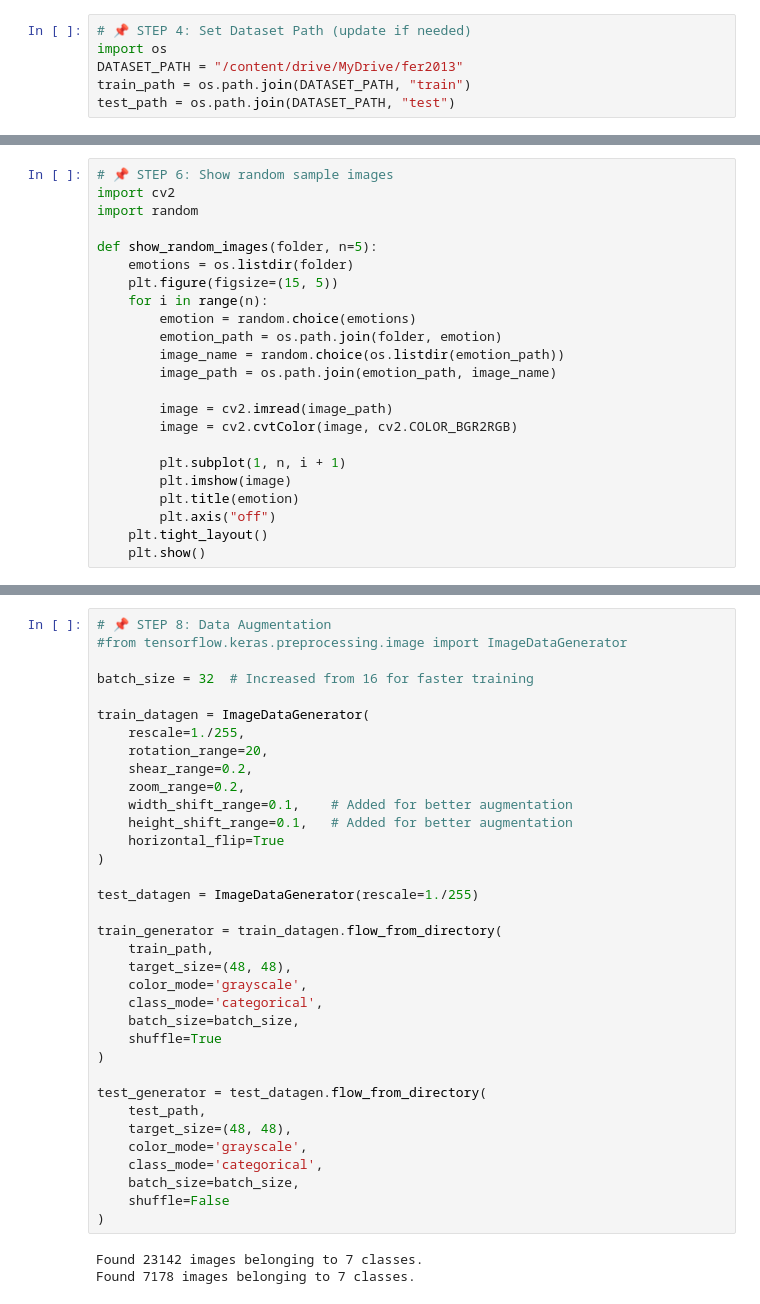
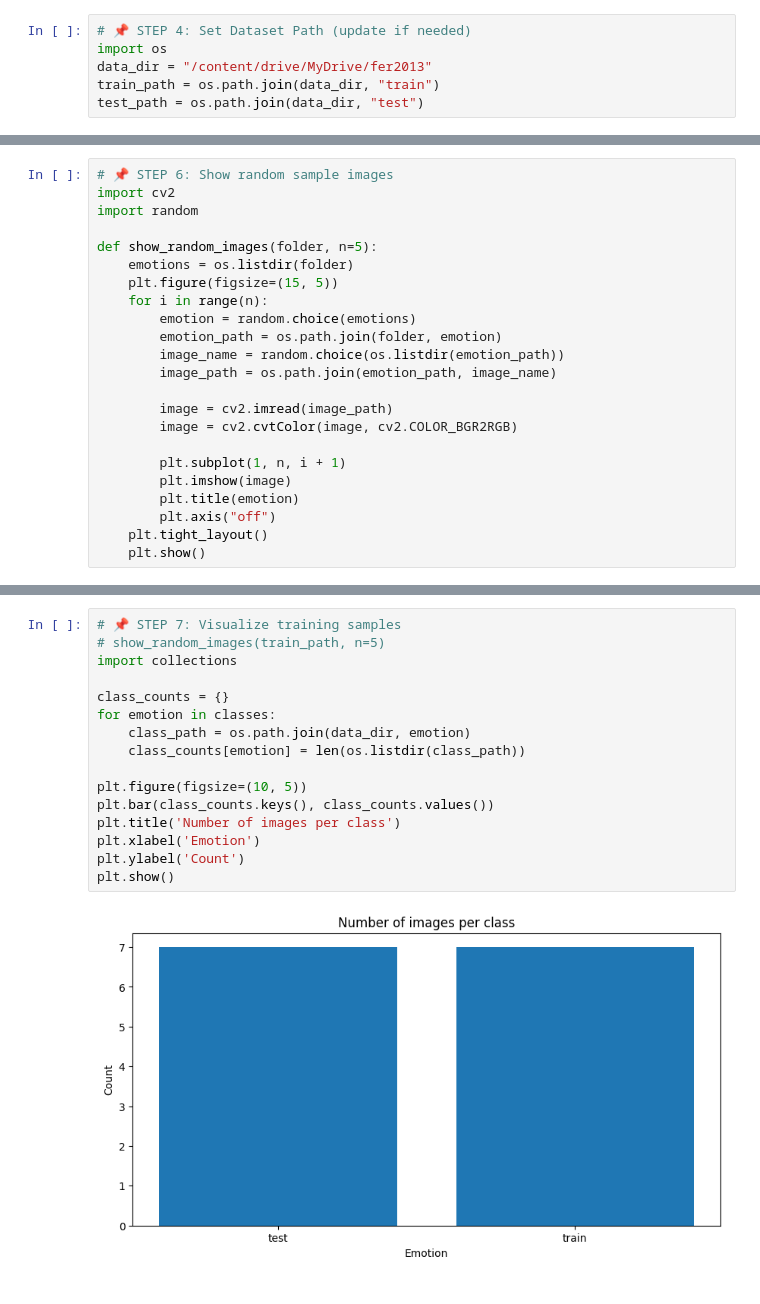
Before and after one commit to kashifcodes92/CV-face_emotions, a Jupyter notebook: cv_face_emotion.ipynb, the cells around one changed output, grey strips where cells are left out. Saved outputs shown, nothing was run; the diff lists cells and outputs as text.

```diff
--- a/cv_face_emotion.ipynb
+++ b/cv_face_emotion.ipynb
@@ -38,9 +48,9 @@ Mounted at /content/drive
 # %%
 # 📌 STEP 4: Set Dataset Path (update if needed)
 import os
-DATASET_PATH = "/content/drive/MyDrive/fer2013"
-train_path = os.path.join(DATASET_PATH, "train")
-test_path = os.path.join(DATASET_PATH, "test")
+data_dir = "/content/drive/MyDrive/fer2013"
+train_path = os.path.join(data_dir, "train")
+test_path = os.path.join(data_dir, "test")
 # %%
 # 📌 STEP 5: Preview folders in dataset
 print("Train classes:", os.listdir(train_path))
@@ -79,38 +84,18 @@ show_random_images(train_path, n=5)
-# %%
-# 📌 STEP 8: Data Augmentation
-#from tensorflow.keras.preprocessing.image import ImageDataGenerator
-
-batch_size = 32  # Increased from 16 for faster training
-
-train_datagen = ImageDataGenerator(
-    rescale=1./255,
-    rotation_range=20,
-    shear_range=0.2,
-    zoom_range=0.2,
-    width_shift_range=0.1,    # Added for better augmentation
-    height_shift_range=0.1,   # Added for better augmentation
-    horizontal_flip=True
-)
-
-test_datagen = ImageDataGenerator(rescale=1./255)
-
-train_generator = train_datagen.flow_from_directory(
-    train_path,
-    target_size=(48, 48),
-    color_mode='grayscale',
-    class_mode='categorical',
-    batch_size=batch_size,
-    shuffle=True
-)
-
-test_generator = test_datagen.flow_from_directory(
-    test_path,
-    target_size=(48, 48),
-    color_mode='grayscale',
-    class_mode='categorical',
-    batch_size=batch_size,
-    shuffle=False
-)
-# %% [output]
-Found 23142 images belonging to 7 classes.
-Found 7178 images belonging to 7 classes.
+# %%
+# 📌 STEP 7: Visualize training samples
+# show_random_images(train_path, n=5)
+import collections
+
+class_counts = {}
+for emotion in classes:
+    class_path = os.path.join(data_dir, emotion)
+    class_counts[emotion] = len(os.listdir(class_path))
+
+plt.figure(figsize=(10, 5))
+plt.bar(class_counts.keys(), class_counts.values())
+plt.title('Number of images per class')
+plt.xlabel('Emotion')
+plt.ylabel('Count')
+plt.show()
+# %% [output]
+[figure, added]
```
Also changed, not shown: parts of 12 cells of this notebook.
